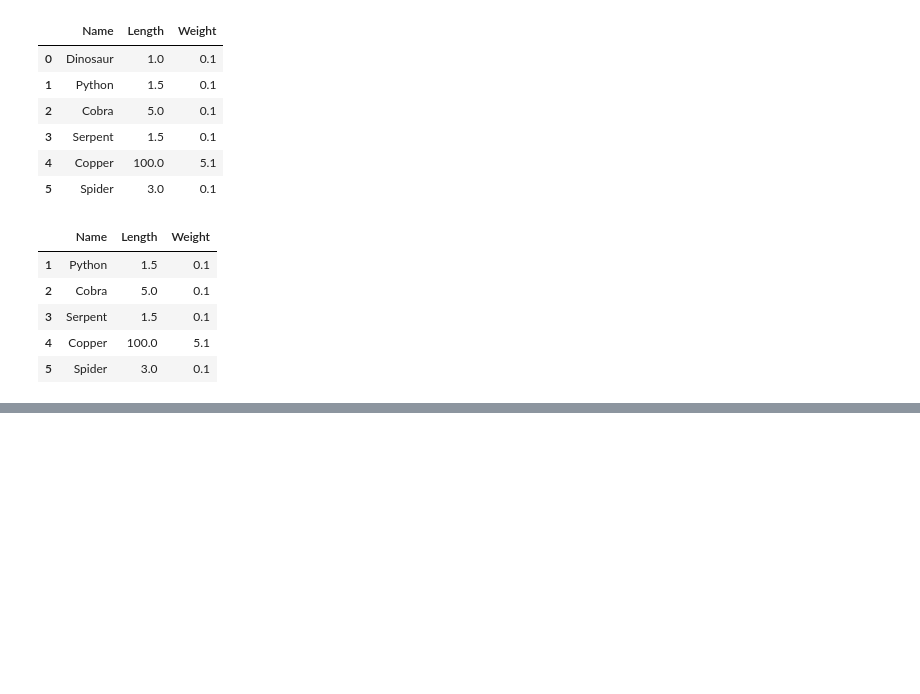
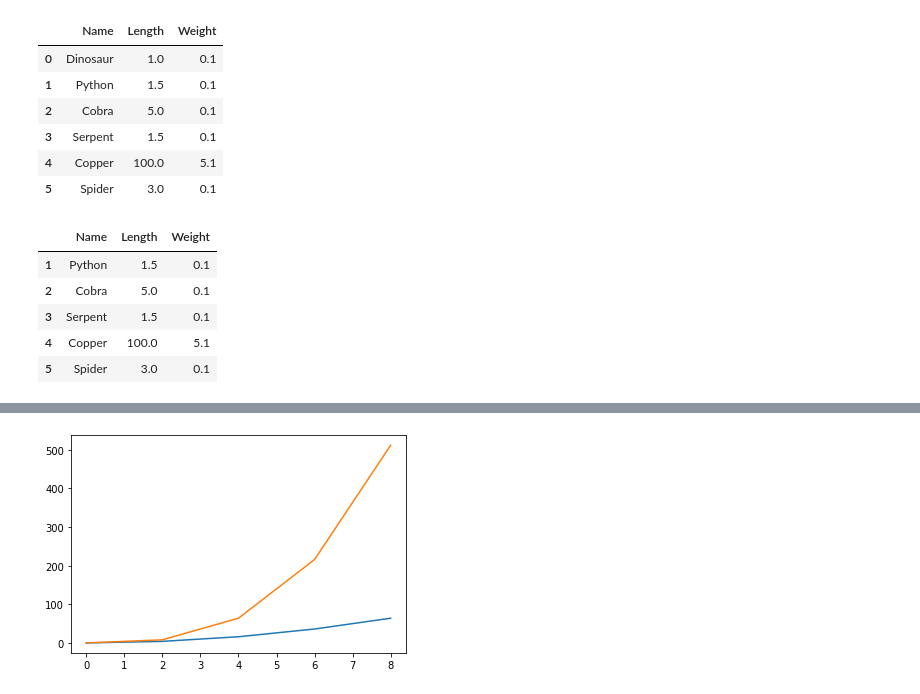
Before and after one commit to utamadonny/BelajarPython, a Jupyter notebook: Tutorial/skillacademy_datascience.ipynb, the cells around one changed output, grey strips where cells are left out. Saved outputs shown, nothing was run; the diff lists cells and outputs as text; code cells hidden in the pictures; blank space fills up the shorter version.

```diff
--- a/Tutorial/skillacademy_datascience.ipynb
+++ b/Tutorial/skillacademy_datascience.ipynb
@@ -687,0 +884,8 @@ df
+# %%
+varz = varx**3
+
+plt.plot(varx,vary)
+plt.plot(varx,varz)
+plt.show()
+# %% [output]
+[figure, added]
```
Also changed, not shown: parts of 83 cells of this notebook, 2 other files.
